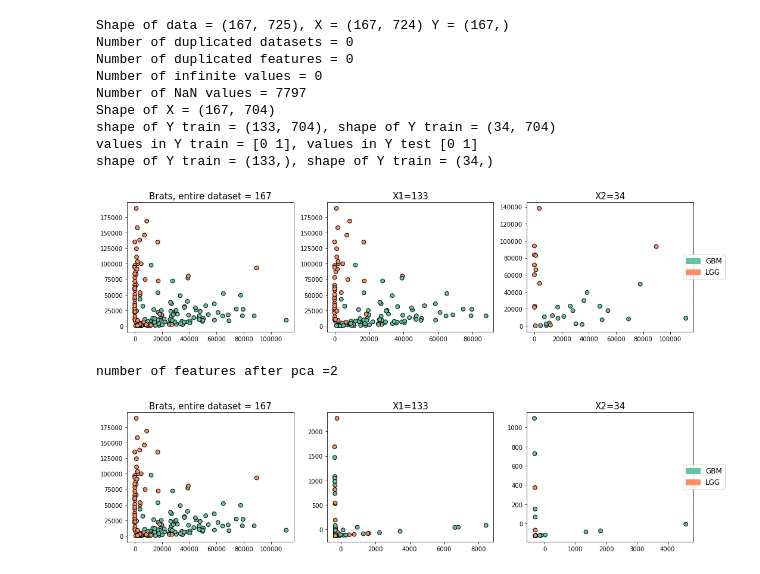
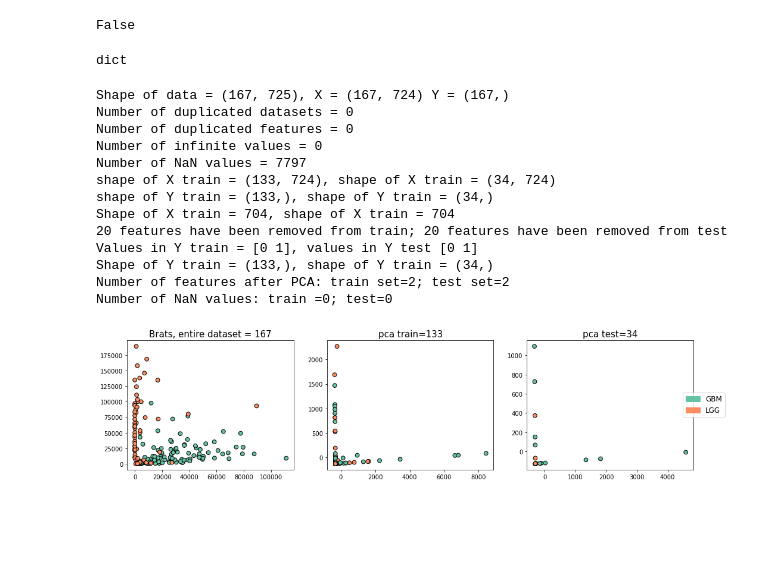
Before and after one commit to naomiverkerk/TM10007, a Jupyter notebook: machine_learning_assignment.ipynb, the cells around one changed output. Drawn from its saved outputs; the diff is of its cells as text; code cells hidden in the pictures; blank space fills up the shorter version.

```diff
--- a/machine_learning_assignment.ipynb
+++ b/machine_learning_assignment.ipynb
@@ -33,3 +33,9 @@ from sklearn.svm import SVC
 from sklearn.model_selection import GridSearchCV
 from sklearn.metrics import classification_report
 from sklearn.compose import ColumnTransformer, make_column_selector as selector
+# %%
+clf_list = [KNeighborsClassifier(), DecisionTreeClassifier(), LogisticRegression(), RandomForestClassifier(), SVC()]
+
+clf_list == KNeighborsClassifier
+# %% [output]
+False
@@ -36 +50,5 @@ from sklearn.compose import ColumnTransformer, make_column_selector as selector
+# %%
+type(class_2_num)
+# %% [output]
+dict
 # %%
@@ -118,38 +251,31 @@ def preprocess_x(X_train,X_test):
-# %%
-data,X,Y = get_data_ready()
-print(f'Shape of data = {data.shape}, X = {X.shape} Y = {Y.shape}')
-print(f'Number of duplicated datasets = {X.duplicated().sum()}')
-print(f'Number of duplicated features = {X.columns.duplicated().sum()}')
-print(f'Number of infinite values = {X.isin([np.inf, -np.inf]).sum().sum()}')
-print(f'Number of NaN values = {X.isna().sum().sum()}')
-
-X = remove_features(X)
-print(f'Shape of X = {X.shape}')
-
-X_train, X_test, Y_train, Y_test = split_data(X,Y)
-print(f'shape of Y train = {(X_train.shape)}, shape of Y train = {(X_test.shape)}')
-
-Y_train, Y_test = encode_y(Y_train, Y_test)
-print(f'values in Y train = {np.unique(Y_train)}, values in Y test {np.unique(Y_test)}')
-print(f'shape of Y train = {(Y_train.shape)}, shape of Y train = {(Y_test.shape)}')
-
-scatterplot_distribution(Y,Y_train,Y_test,data,X_train,X_test)
-
-X_train, X_test = preprocess_x(X_train, X_test)
-print(f'number of features after pca ={X_train.shape[1]}')
-
-scatterplot_distribution(Y,Y_train,Y_test,data,X_train,X_test)
-# %% [output]
-Shape of data = (167, 725), X = (167, 724) Y = (167,)
-Number of duplicated datasets = 0
-Number of duplicated features = 0
-Number of infinite values = 0
-Number of NaN values = 7797
-Shape of X = (167, 704)
-shape of Y train = (133, 704), shape of Y train = (34, 704)
-values in Y train = [0 1], values in Y test [0 1]
-shape of Y train = (133,), shape of Y train = (34,)
-[figure, removed]
-number of features after pca =2
-[figure, removed]
+# %%
+def all():
+    data, X, Y = get_data()
+    X_train, X_test, Y_train, Y_test = split_data(X,Y)
+    X_train, X_test = remove_features(X_train, X_test)
+    Y_train, Y_test = encoder(Y_train, Y_test)
+    X_train, X_test = preprocess_x(X_train, X_test)
+
+    return data, Y, X_train, X_test,Y_train, Y_test
+
+data, Y, X_train, X_test,Y_train, Y_test = all()
+title = ['pca train', 'pca test']
+X2 = pd.DataFrame(X_train)
+X3 = pd.DataFrame(X_test)
+scatterplot_distribution(Y,Y_train, Y_test,data,X2, X3,title)
+# %% [output]
+Shape of data = (167, 725), X = (167, 724) Y = (167,)
+Number of duplicated datasets = 0
+Number of duplicated features = 0
+Number of infinite values = 0
+Number of NaN values = 7797
+shape of X train = (133, 724), shape of X train = (34, 724)
+shape of Y train = (133,), shape of Y train = (34,)
+Shape of X train = 704, shape of X train = 704
+20 features have been removed from train; 20 features have been removed from test
+Values in Y train = [0 1], values in Y test [0 1]
+Shape of Y train = (133,), shape of Y train = (34,)
+Number of features after PCA: train set=2; test set=2
+Number of NaN values: train =0; test=0
+[figure, added]
 # %%
```
Also changed, not shown: parts of 15 cells of this notebook.
